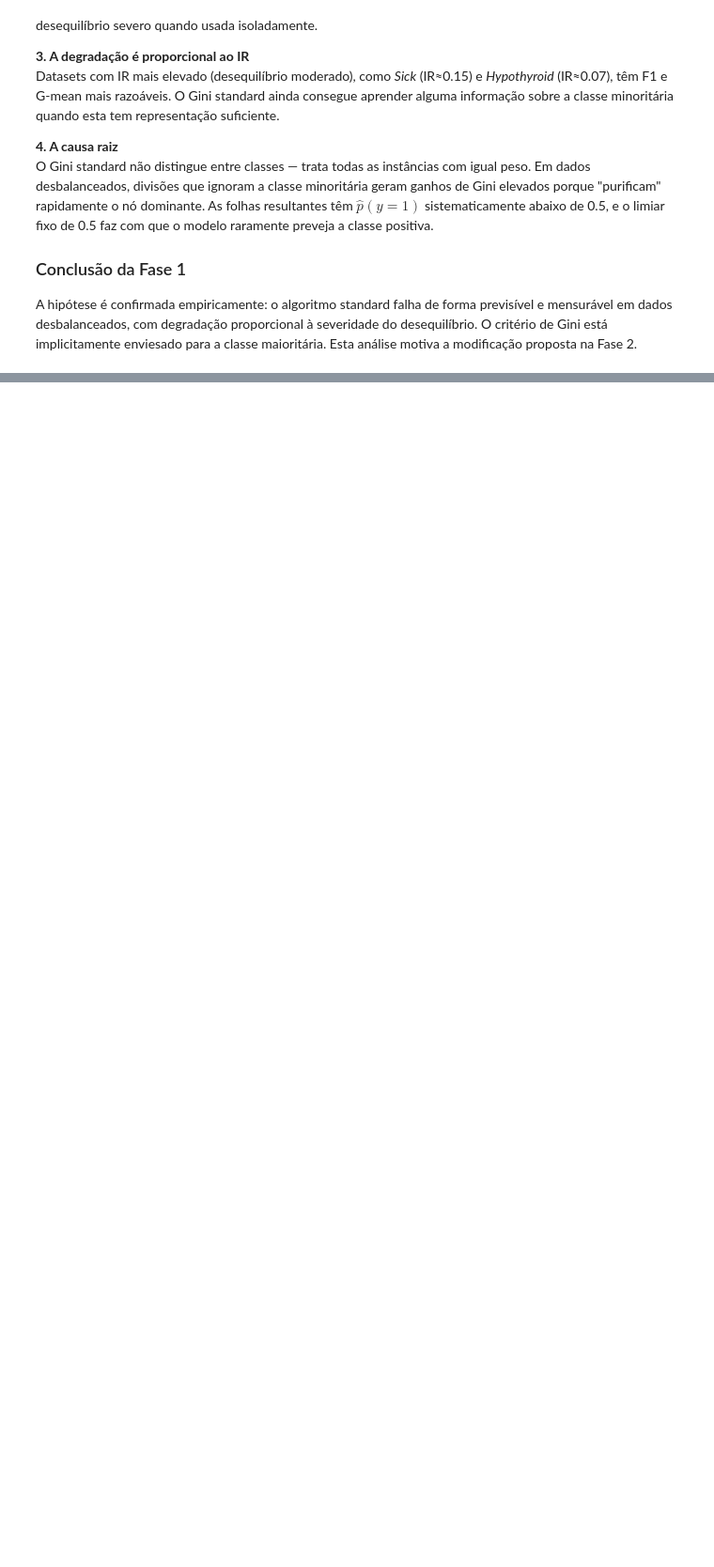
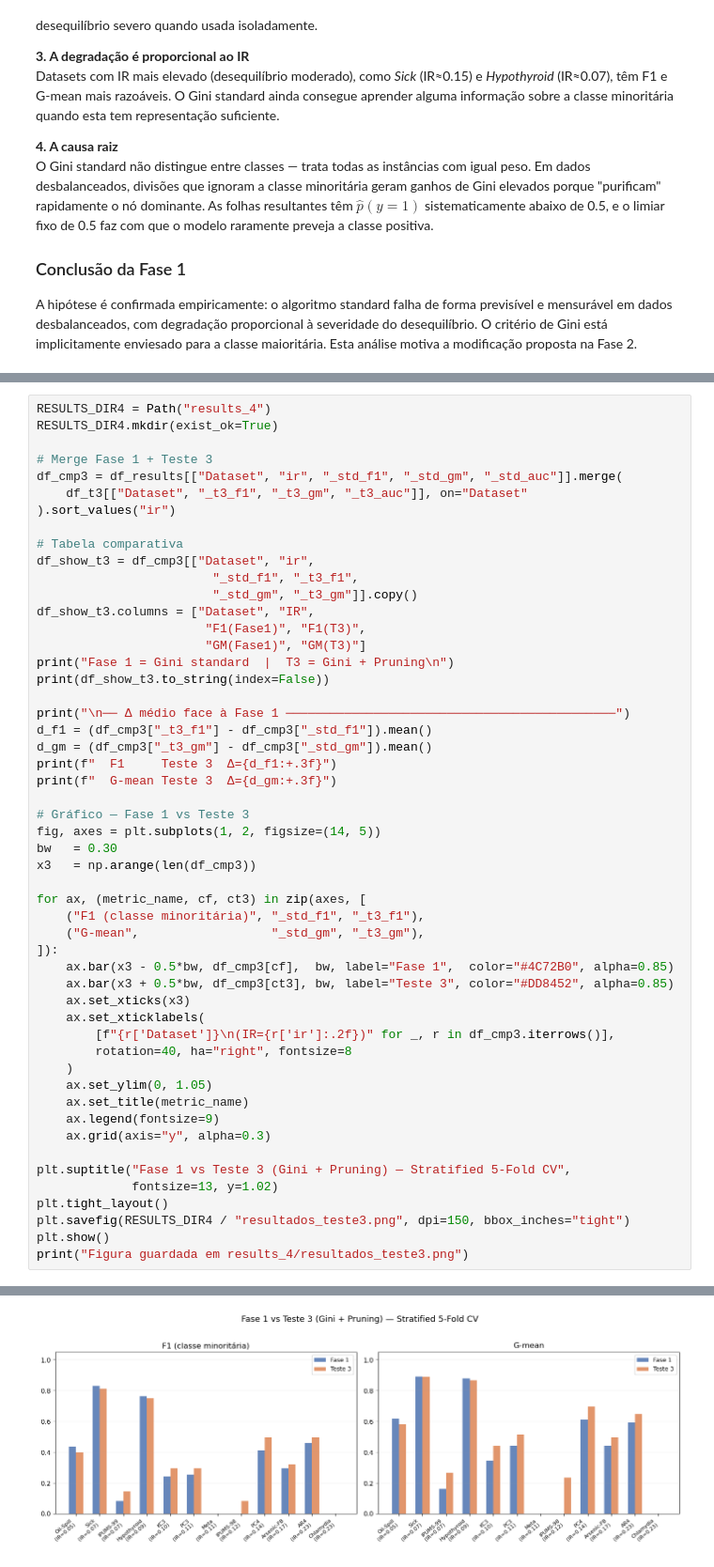
Before and after one commit to amarcos20/projeto_investigacao_AP1, a Jupyter notebook: main.ipynb, the cells around one changed output, grey strips where cells are left out. Shown at 94% size. Saved outputs shown, nothing was run; the diff lists cells and outputs as text; blank space fills up the shorter version.

Commit message:
limpeza main e teste com pruning

```diff
--- a/main.ipynb
+++ b/main.ipynb
@@ -912,0 +838,53 @@ Em datasets como *Sick* e *Hypothyroid*, onde a classe minoritária é naturalme
+# %%
+RESULTS_DIR4 = Path("results_4")
+RESULTS_DIR4.mkdir(exist_ok=True)
+
+# Merge Fase 1 + Teste 3
+df_cmp3 = df_results[["Dataset", "ir", "_std_f1", "_std_gm", "_std_auc"]].merge(
+    df_t3[["Dataset", "_t3_f1", "_t3_gm", "_t3_auc"]], on="Dataset"
+).sort_values("ir")
+
+# Tabela comparativa
+df_show_t3 = df_cmp3[["Dataset", "ir",
+                        "_std_f1", "_t3_f1",
+                        "_std_gm", "_t3_gm"]].copy()
+df_show_t3.columns = ["Dataset", "IR",
+                       "F1(Fase1)", "F1(T3)",
+                       "GM(Fase1)", "GM(T3)"]
+print("Fase 1 = Gini standard  |  T3 = Gini + Pruning\n")
+print(df_show_t3.to_string(index=False))
+
+print("\n── Δ médio face à Fase 1 ─────────────────────────────────────────────")
+d_f1 = (df_cmp3["_t3_f1"] - df_cmp3["_std_f1"]).mean()
+d_gm = (df_cmp3["_t3_gm"] - df_cmp3["_std_gm"]).mean()
+print(f"  F1     Teste 3  Δ={d_f1:+.3f}")
+print(f"  G-mean Teste 3  Δ={d_gm:+.3f}")
+
+# Gráfico — Fase 1 vs Teste 3
+fig, axes = plt.subplots(1, 2, figsize=(14, 5))
+bw   = 0.30
+x3   = np.arange(len(df_cmp3))
+
+for ax, (metric_name, cf, ct3) in zip(axes, [
+    ("F1 (classe minoritária)", "_std_f1", "_t3_f1"),
+    ("G-mean",                  "_std_gm", "_t3_gm"),
+]):
+    ax.bar(x3 - 0.5*bw, df_cmp3[cf],  bw, label="Fase 1",  color="#4C72B0", alpha=0.85)
+    ax.bar(x3 + 0.5*bw, df_cmp3[ct3], bw, label="Teste 3", color="#DD8452", alpha=0.85)
+    ax.set_xticks(x3)
+    ax.set_xticklabels(
+        [f"{r['Dataset']}\n(IR={r['ir']:.2f})" for _, r in df_cmp3.iterrows()],
+        rotation=40, ha="right", fontsize=8
+    )
+    ax.set_ylim(0, 1.05)
+    ax.set_title(metric_name)
+    ax.legend(fontsize=9)
+    ax.grid(axis="y", alpha=0.3)
+
+plt.suptitle("Fase 1 vs Teste 3 (Gini + Pruning) — Stratified 5-Fold CV",
+             fontsize=13, y=1.02)
+plt.tight_layout()
+plt.savefig(RESULTS_DIR4 / "resultados_teste3.png", dpi=150, bbox_inches="tight")
+plt.show()
+print("Figura guardada em results_4/resultados_teste3.png")
+# %% [output]
@@ -912,0 +910 @@ Em datasets como *Sick* e *Hypothyroid*, onde a classe minoritária é naturalme
+[figure, added]
```
Also changed, not shown: parts of 21 cells of this notebook, 4 other files.
